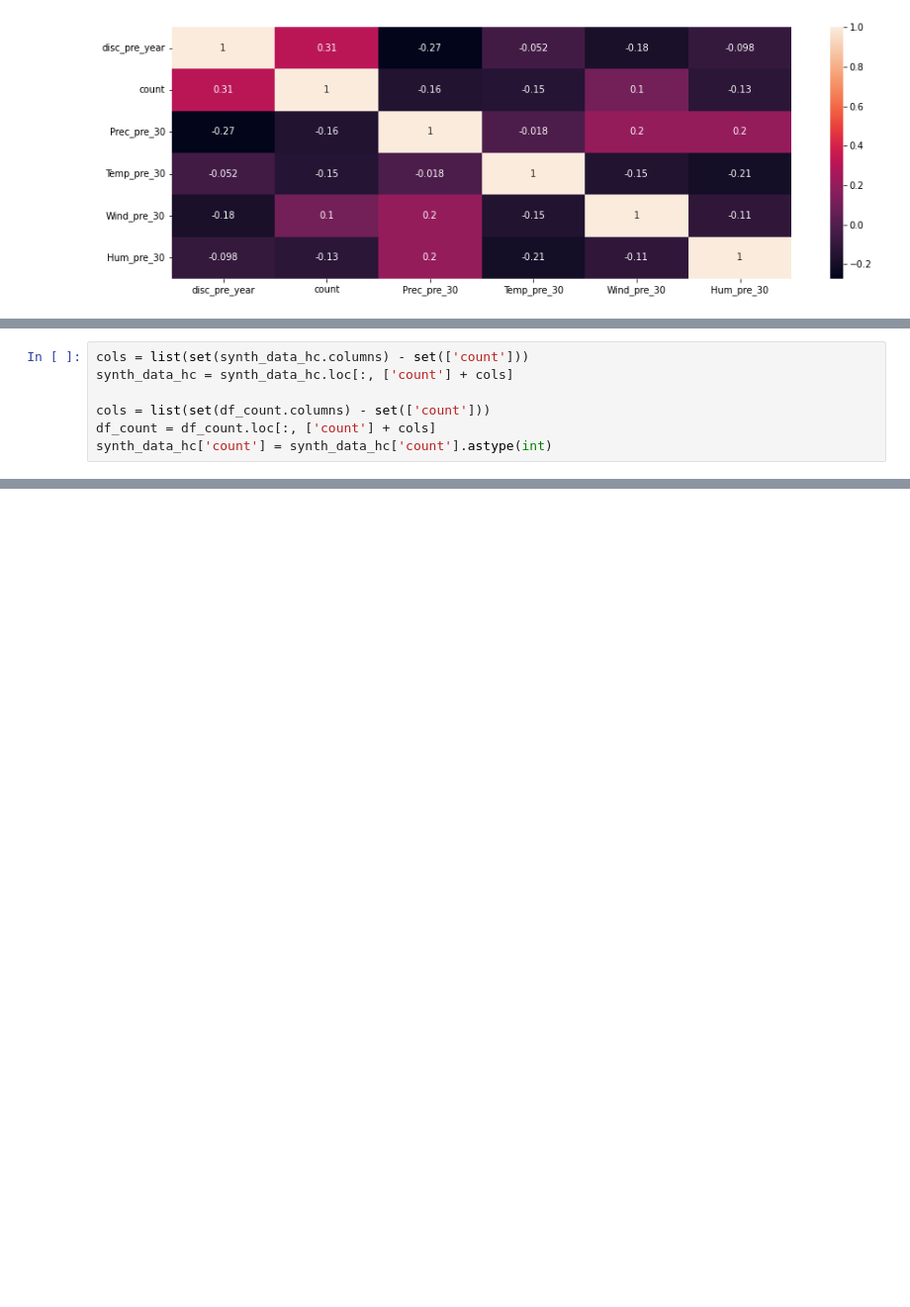
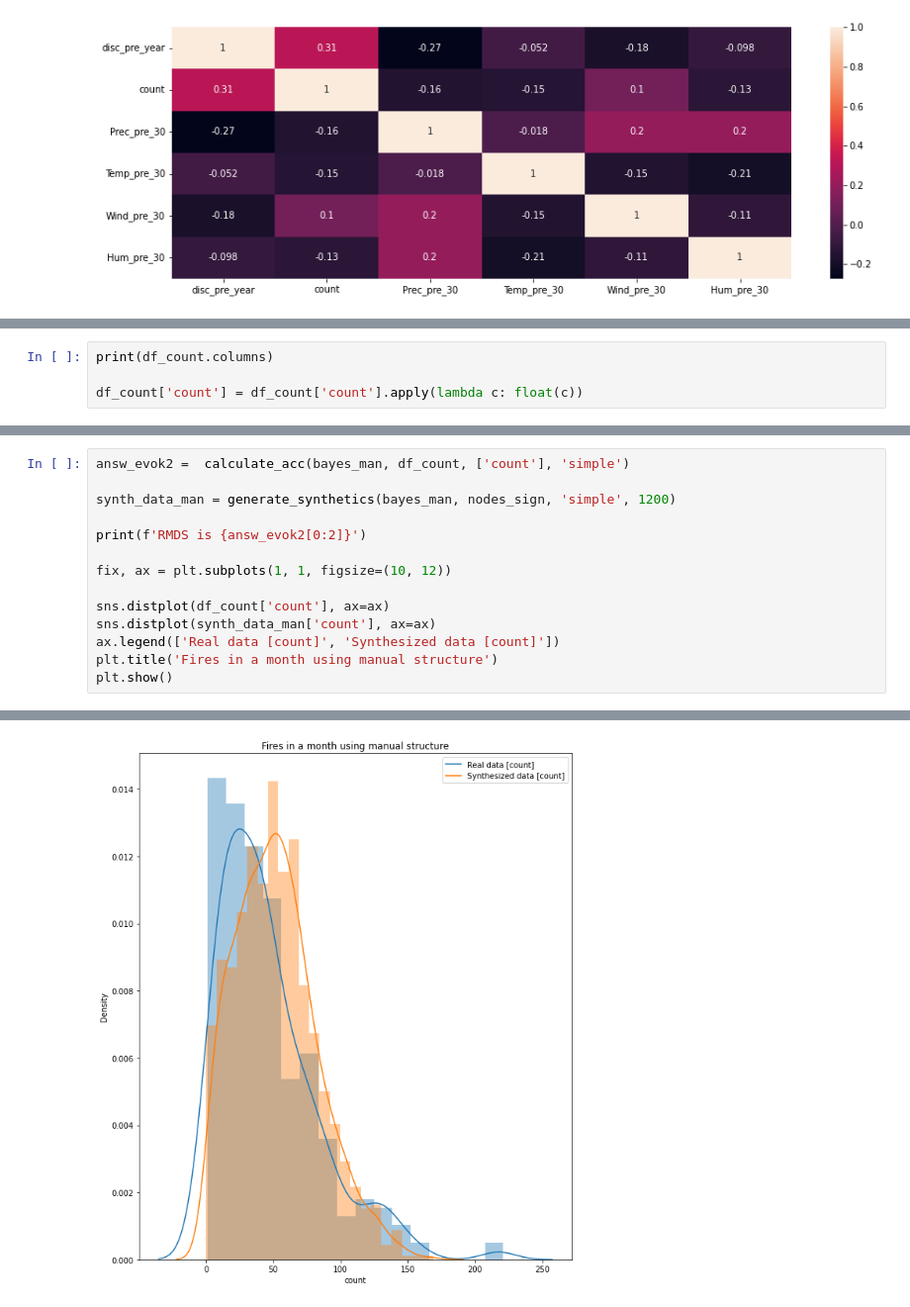
Before and after one commit to PatrykStronski/MultivariateAnalysis_Task3, a Jupyter notebook: fires_inamonth_manual.ipynb, the cells around one changed output, grey strips where cells are left out. Shown at 99% size. Saved outputs shown, nothing was run; the diff lists cells and outputs as text; blank space fills up the shorter version.

```diff
--- a/fires_inamonth_manual.ipynb
+++ b/fires_inamonth_manual.ipynb
@@ -240,0 +64,4 @@ SRMSE(synth_data_hc.to_numpy(), df_count.to_numpy(), [-1])
+# %%
+print(df_count.columns)
+
+df_count['count'] = df_count['count'].apply(lambda c: float(c))
@@ -255,7 +85,0 @@ df_count.head(10)
-# %%
-cols = list(set(synth_data_hc.columns) - set(['count']))
-synth_data_hc = synth_data_hc.loc[:, ['count'] + cols]
-
-cols = list(set(df_count.columns) - set(['count']))
-df_count = df_count.loc[:, ['count'] + cols]
-synth_data_hc['count'] = synth_data_hc['count'].astype(int)
@@ -274,0 +119,15 @@ SRMSE(synth_data_evok2.values, df_count.values, [0])
+# %%
+answ_evok2 =  calculate_acc(bayes_man, df_count, ['count'], 'simple')
+
+synth_data_man = generate_synthetics(bayes_man, nodes_sign, 'simple', 1200)
+
+print(f'RMDS is {answ_evok2[0:2]}')
+
+fix, ax = plt.subplots(1, 1, figsize=(10, 12))
+
+sns.distplot(df_count['count'], ax=ax)
+sns.distplot(synth_data_man['count'], ax=ax)
+ax.legend(['Real data [count]', 'Synthesized data [count]'])
+plt.title('Fires in a month using manual structure')
+plt.show()
+# %% [output]
@@ -274,0 +151 @@ SRMSE(synth_data_evok2.values, df_count.values, [0])
+[figure, added]
```
Also changed, not shown: parts of 18 cells of this notebook, 14 other files.
